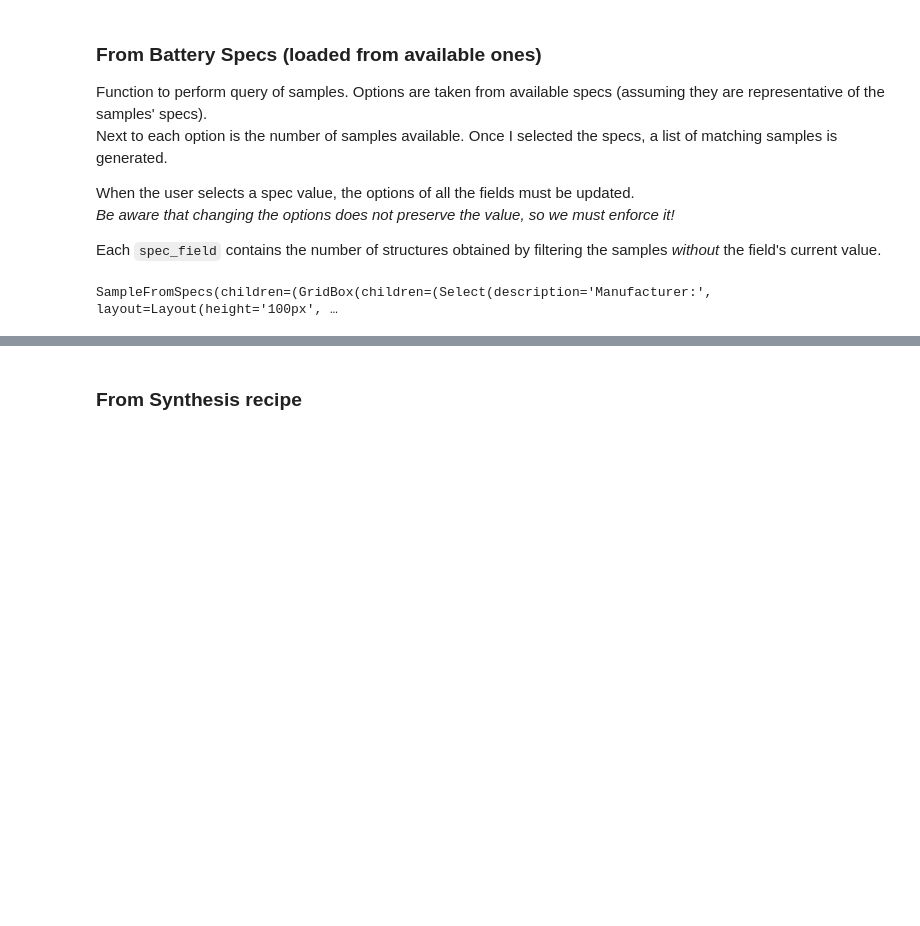
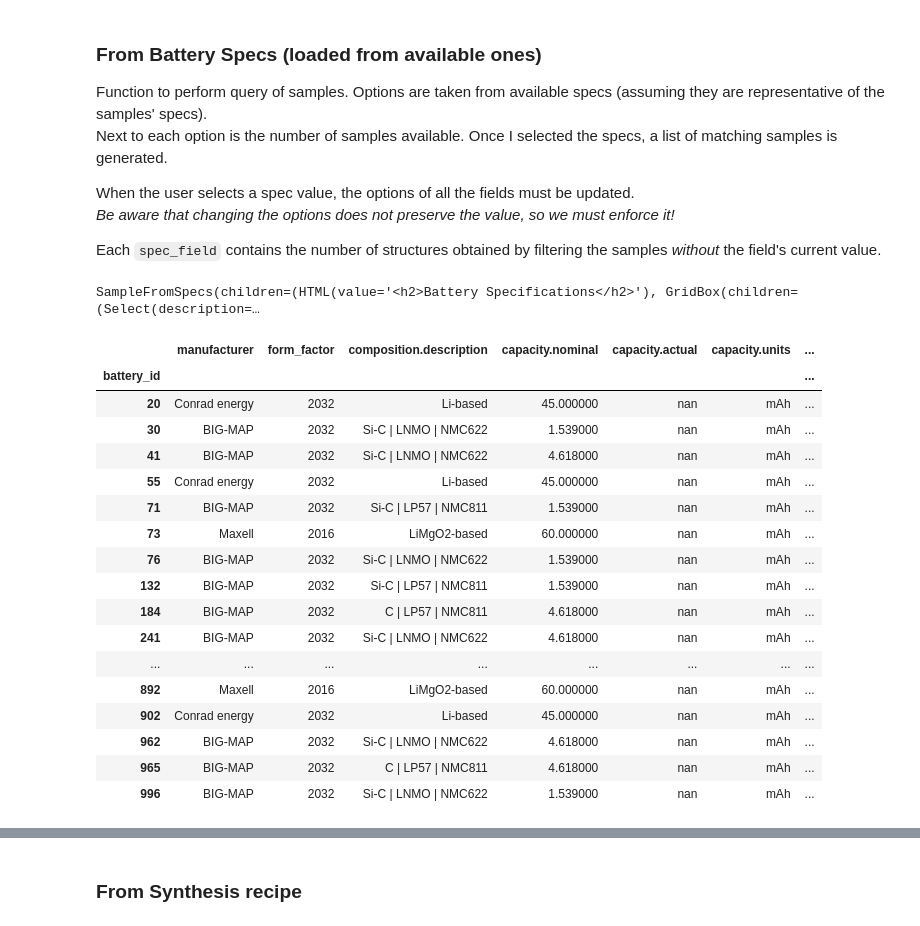
Before and after one commit to EmpaEconversion/aiidalab-aurora, a Jupyter notebook: test_panels.ipynb, the cells around one changed output, grey strips where cells are left out. Saved outputs shown, nothing was run; the diff lists cells and outputs as text; code cells hidden in the pictures; blank space fills up the shorter version.

```diff
--- a/test_panels.ipynb
+++ b/test_panels.ipynb
@@ -269,6 +276,8 @@ class SampleFromSpecs(ipw.VBox):
     BUTTON_LAYOUT = {'margin': '5px'}
     OUTPUT_LAYOUT = {'max_height': '500px', 'width': '90%', 'overflow': 'scroll', 'border': 'solid 2px', 'margin': '5px', 'padding': '5px'}
     SAMPLE_BOX_LAYOUT = {'width': '90%', 'border': 'solid blue 2px', 'align_content': 'center', 'margin': '5px', 'padding': '5px'}
+    QUERY_PRINT_COLUMNS = ['manufacturer', 'composition.description', 'capacity.nominal', 'capacity.actual', 'capacity.units', 'form_factor',# 'metadata.name',
+                       'metadata.creation_datetime'] #, 'metadata.creation_process']
 
     def __init__(self, validate_callback_f, recipe_callback_f):
 
@@ -278,6 +287,7 @@ class SampleFromSpecs(ipw.VBox):
             raise TypeError("recipe_callback_f should be a callable function")
 
         # initialize widgets
+        self.w_specs_header = ipw.HTML(value="<h2>Battery Specifications</h2>")
         self.w_specs_manufacturer = ipw.Select(
             description="Manufacturer:",
             placeholder="Enter manufacturer",
@@ -328,6 +338,7 @@ class SampleFromSpecs(ipw.VBox):
 
         super().__init__()
         self.children = [
+            self.w_specs_header,
             ipw.GridBox([
                 self.w_specs_manufacturer,
                 self.w_specs_composition,
@@ -446,8 +457,11 @@ class SampleFromSpecs(ipw.VBox):
     def display_query_result(self):
         self.w_query_result.clear_output()
         with self.w_query_result:
-            print(f'Query:\n  {self.current_specs}')
-            display(query_available_samples(write_pd_query_from_dict(self.current_specs)))
+            # print(f'Query:\n  {self.current_specs}')
+            query_res = query_available_samples(write_pd_query_from_dict(self.current_specs)).set_index('battery_id')[self.QUERY_PRINT_COLUMNS]
+            # query_res['metadata.creation_datetime'] = query_res['metadata.creation_datetime'].dt.strftime("%d-%m-%Y %H:%m")
+            # display(query_res.style.format(formatter={'metadata.creation_datetime': lambda t: t.strftime("%d-%m-%Y")}))
+            display(query_res)
 
     def display_sample_preview(self):
         self.w_sample_preview.clear_output()
@@ -505,8 +519,43 @@ class SampleFromSpecs(ipw.VBox):
         self.w_specs_capacity.unobserve(handler=self.on_specs_value_change, names='value')
         self.w_specs_form_factor.unobserve(handler=self.on_specs_value_change, names='value')
         # self.w_specs_metadata_creation_date.unobserve(handler=self.update_options, names='value')
-
-w_sample_from_specs = SampleFromSpecs(test_validate_sample_callback_function, test_generic_callback_function)
-w_sample_from_specs
-# %% [output]
-SampleFromSpecs(children=(GridBox(children=(Select(description='Manufacturer:', layout=Layout(height='100px', …
+# %%
+w_sample_from_specs = SampleFromSpecs(test_validate_sample_callback_function, test_generic_callback_function)
+w_sample_from_specs
+# %% [output]
+SampleFromSpecs(children=(HTML(value='<h2>Battery Specifications</h2>'), GridBox(children=(Select(description=…
+# %%
+q = query_available_samples(write_pd_query_from_dict(w_sample_from_specs.current_specs)).set_index('battery_id')
+
+def make_pretty(styler):
+    styler.format(formatter={'metadata.creation_datetime': lambda t: t.strftime("%d-%m-%Y")})
+    styler.set_table_styles([
+        {'selector': 'td:hover', 'props': 'background-color: #ffffc3;'},
+        {'selector': '.index_name', 'props': 'font-style: italic; color: black; font-weight:normal;'},
+        # {'selector': 'td.row_heading', 'props': 'height: 10px'},
+        # {'selector': 'td', 'props': 'row_trim: 5'}
+        {"selector": "tr", "props": "line-height: 10px;"},
+        {"selector": "td,th", "props": "line-height: inherit; padding: 5px;"}
+    ])
+    return styler
+
+q.style.pipe(make_pretty)
+# %% [output]
+|  | manufacturer | form_factor | composition.description | capacity.nominal | capacity.actual | capacity.units | ... |
+| battery_id |  |  |  |  |  |  | ... |
+| 20 | Conrad energy | 2032 | Li-based | 45.000000 | nan | mAh | ... |
+| 30 | BIG-MAP | 2032 | Si-C | LNMO | NMC622 | 1.539000 | nan | mAh | ... |
+| 41 | BIG-MAP | 2032 | Si-C | LNMO | NMC622 | 4.618000 | nan | mAh | ... |
+| 55 | Conrad energy | 2032 | Li-based | 45.000000 | nan | mAh | ... |
+| 71 | BIG-MAP | 2032 | Si-C | LP57 | NMC811 | 1.539000 | nan | mAh | ... |
+| 73 | Maxell | 2016 | LiMgO2-based | 60.000000 | nan | mAh | ... |
+| 76 | BIG-MAP | 2032 | Si-C | LNMO | NMC622 | 1.539000 | nan | mAh | ... |
+| 132 | BIG-MAP | 2032 | Si-C | LP57 | NMC811 | 1.539000 | nan | mAh | ... |
+| 184 | BIG-MAP | 2032 | C | LP57 | NMC811 | 4.618000 | nan | mAh | ... |
+| 241 | BIG-MAP | 2032 | Si-C | LNMO | NMC622 | 4.618000 | nan | mAh | ... |
+| ... | ... | ... | ... | ... | ... | ... | ... |
+| 892 | Maxell | 2016 | LiMgO2-based | 60.000000 | nan | mAh | ... |
+| 902 | Conrad energy | 2032 | Li-based | 45.000000 | nan | mAh | ... |
+| 962 | BIG-MAP | 2032 | Si-C | LNMO | NMC622 | 4.618000 | nan | mAh | ... |
+| 965 | BIG-MAP | 2032 | C | LP57 | NMC811 | 4.618000 | nan | mAh | ... |
+| 996 | BIG-MAP | 2032 | Si-C | LNMO | NMC622 | 1.539000 | nan | mAh | ... |
```
Also changed, not shown: parts of 15 cells of this notebook, 4 other files.
